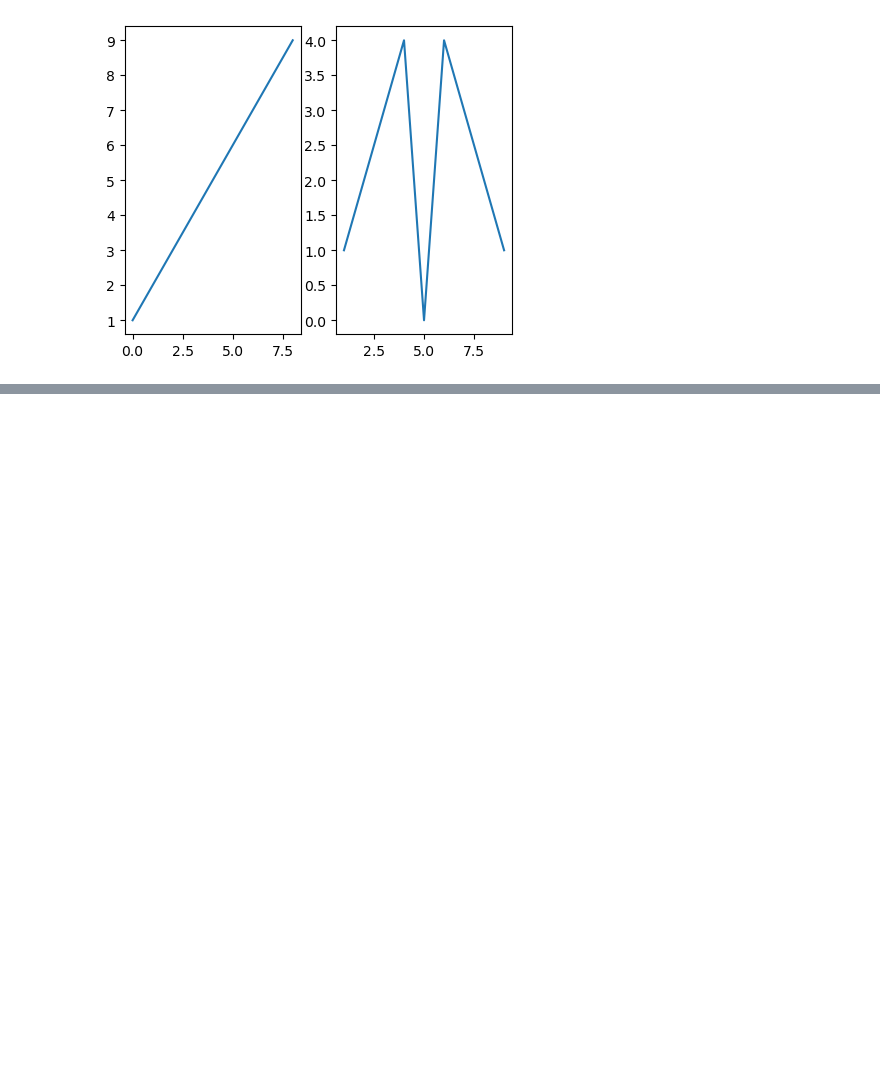
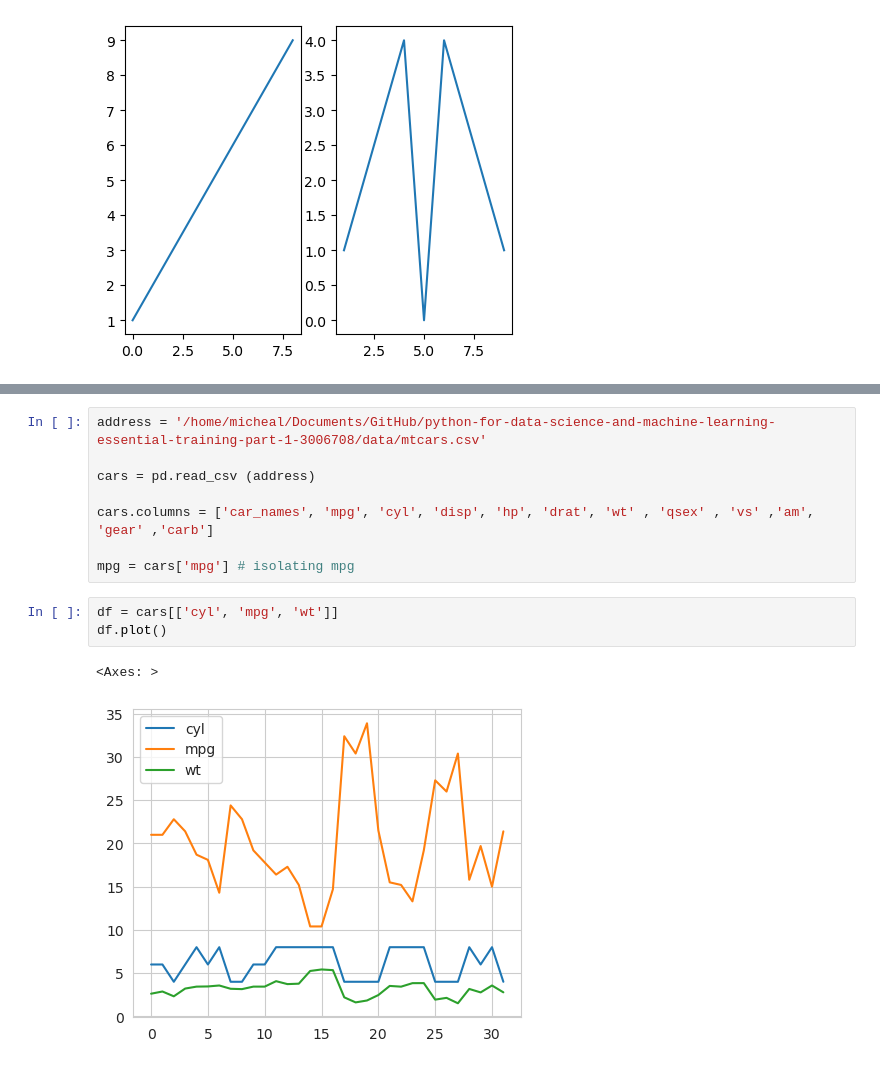
Before and after one commit to Mahdi90s/Python_repository, a Jupyter notebook: Python_Code/Python_Learning.ipynb, the cells around one changed output, grey strips where cells are left out. Cells and saved outputs as stored; diff of their text form; blank space fills up the shorter version.

```diff
--- a/Python_Code/Python_Learning.ipynb
+++ b/Python_Code/Python_Learning.ipynb
@@ -751,0 +774,14 @@ ax2.plot(x,y)
+# %%
+address = '/home/micheal/Documents/GitHub/python-for-data-science-and-machine-learning-essential-training-part-1-3006708/data/mtcars.csv'
+
+cars = pd.read_csv (address)
+
+cars.columns = ['car_names', 'mpg', 'cyl', 'disp', 'hp', 'drat', 'wt' , 'qsex' , 'vs' ,'am', 'gear' ,'carb']
+
+mpg = cars['mpg'] # isolating mpg
+# %%
+df = cars[['cyl', 'mpg', 'wt']]
+df.plot()
+# %% [output]
+<Axes: >
+[figure, added]
```
Also changed, not shown: parts of 47 cells of this notebook.
